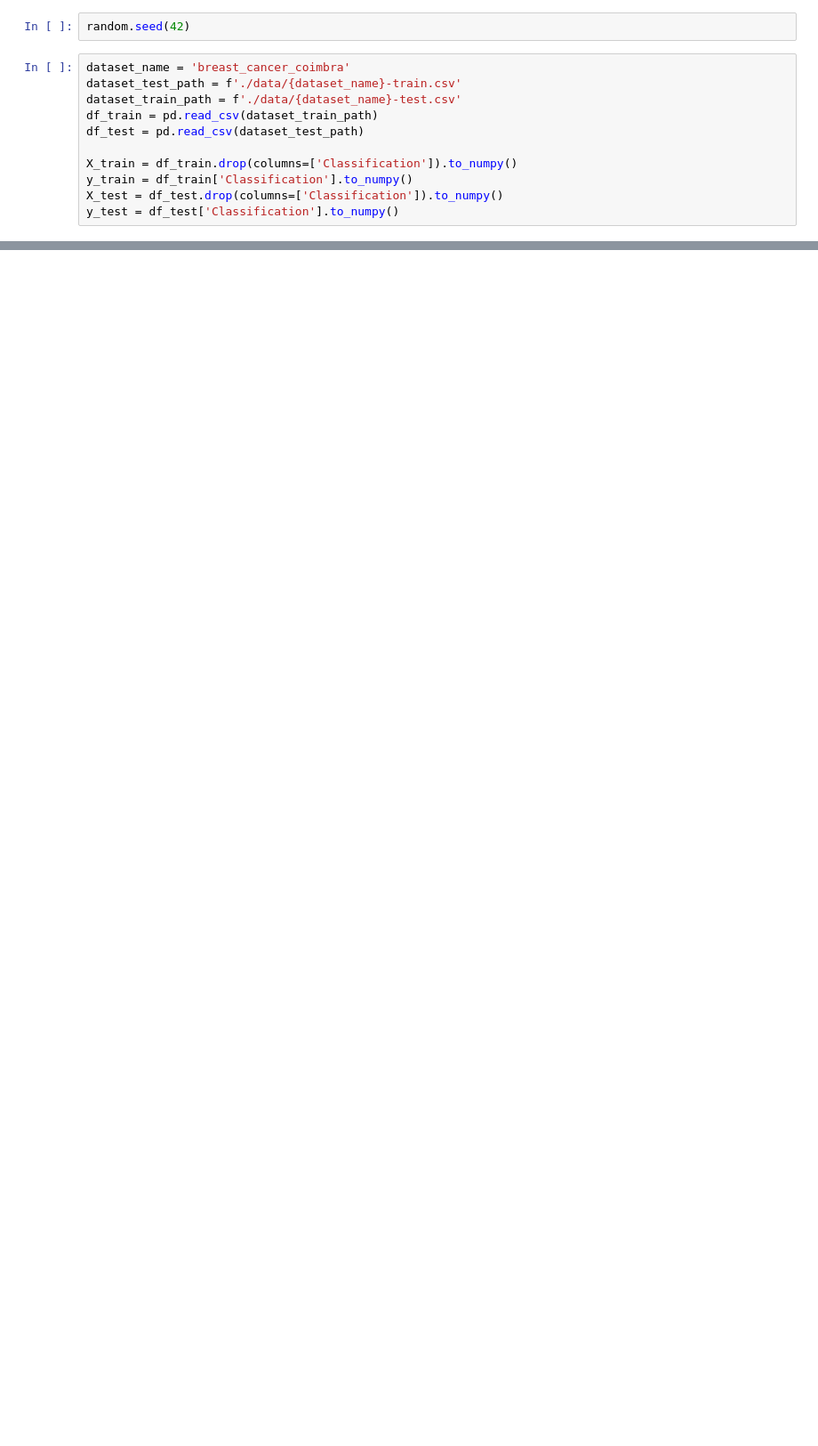
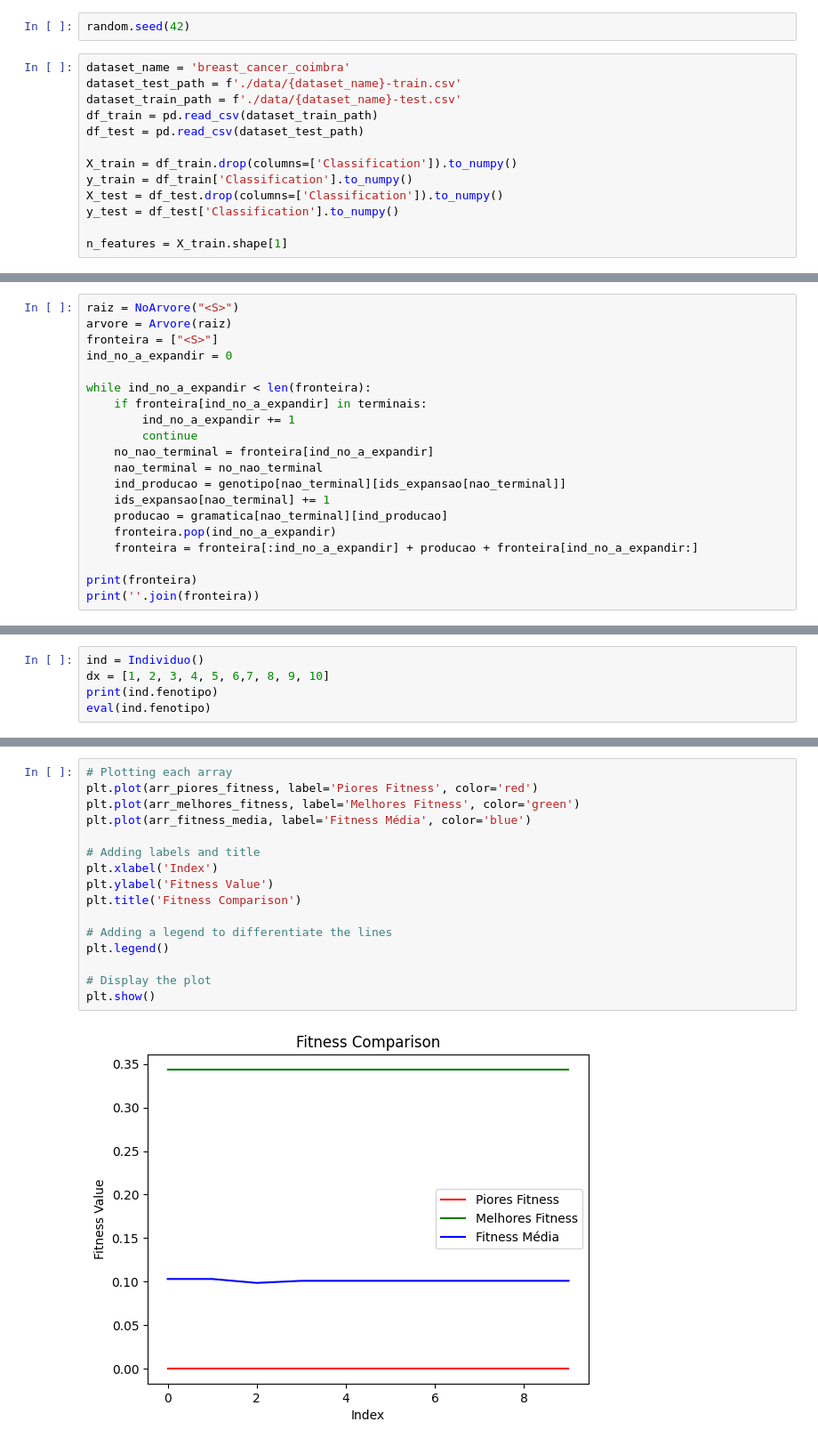
Before and after one commit to raularaju/TP1-CompNAt, a Jupyter notebook: main.ipynb, the cells around one changed output, grey strips where cells are left out. Shown at 89% size. Saved outputs shown, nothing was run; the diff lists cells and outputs as text; blank space fills up the shorter version.

Commit message:
estrategia com gramatica implementada

```diff
--- a/main.ipynb
+++ b/main.ipynb
@@ -17,3 +21,5 @@ X_train = df_train.drop(columns=['Classification']).to_numpy()
 y_train = df_train['Classification'].to_numpy()
 X_test = df_test.drop(columns=['Classification']).to_numpy()
 y_test = df_test['Classification'].to_numpy()
+
+n_features = X_train.shape[1]
@@ -92,0 +120,20 @@ i.get_fenotipo()[0](2)
+# %%
+raiz = NoArvore("<S>")
+arvore = Arvore(raiz)
+fronteira = ["<S>"]
+ind_no_a_expandir = 0
+
+while ind_no_a_expandir < len(fronteira):
+    if fronteira[ind_no_a_expandir] in terminais:
+        ind_no_a_expandir += 1
+        continue
+    no_nao_terminal = fronteira[ind_no_a_expandir]
+    nao_terminal = no_nao_terminal
+    ind_producao = genotipo[nao_terminal][ids_expansao[nao_terminal]]
+    ids_expansao[nao_terminal] += 1
+    producao = gramatica[nao_terminal][ind_producao]
+    fronteira.pop(ind_no_a_expandir)
+    fronteira = fronteira[:ind_no_a_expandir] + producao + fronteira[ind_no_a_expandir:]
+
+print(fronteira)
+print(''.join(fronteira))
@@ -92,0 +213,5 @@ i.get_fenotipo()[0](2)
+# %%
+ind = Individuo()
+dx = [1, 2, 3, 4, 5, 6,7, 8, 9, 10]
+print(ind.fenotipo)
+eval(ind.fenotipo)
@@ -196,0 +392,18 @@ Geração 49 - Fitness médio: 0.17871023341808734 - Melhor fitness: 0.178710233
+# %%
+# Plotting each array
+plt.plot(arr_piores_fitness, label='Piores Fitness', color='red')
+plt.plot(arr_melhores_fitness, label='Melhores Fitness', color='green')
+plt.plot(arr_fitness_media, label='Fitness Média', color='blue')
+
+# Adding labels and title
+plt.xlabel('Index')
+plt.ylabel('Fitness Value')
+plt.title('Fitness Comparison')
+
+# Adding a legend to differentiate the lines
+plt.legend()
+
+# Display the plot
+plt.show()
+# %% [output]
+[figure, added]
```
Also changed, not shown: parts of 18 cells of this notebook, 1 other file.
